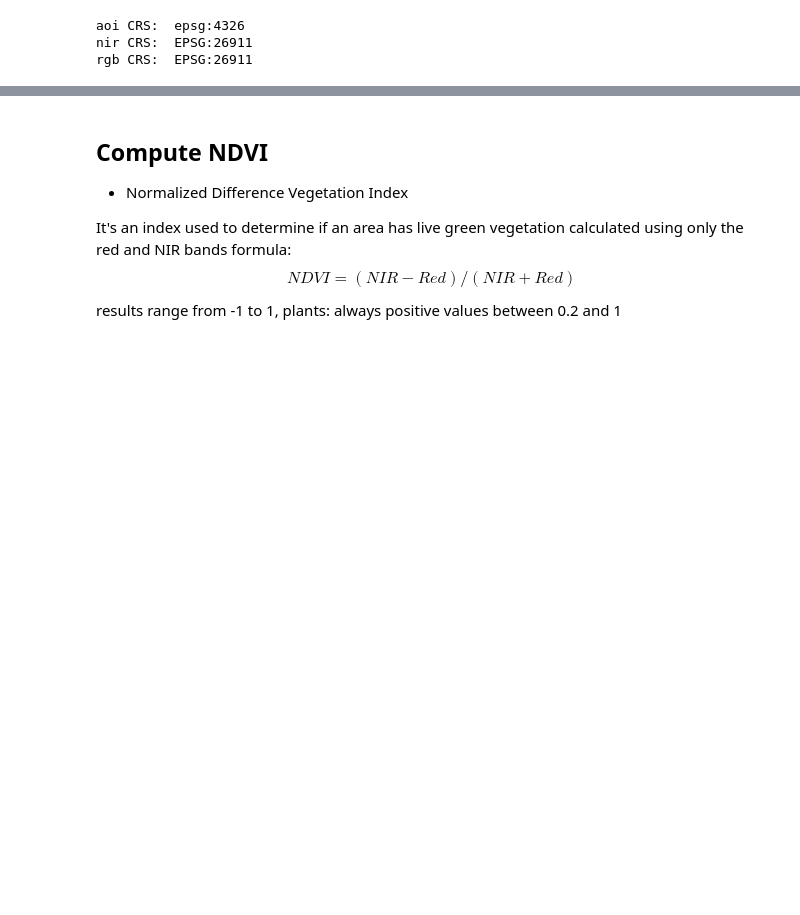
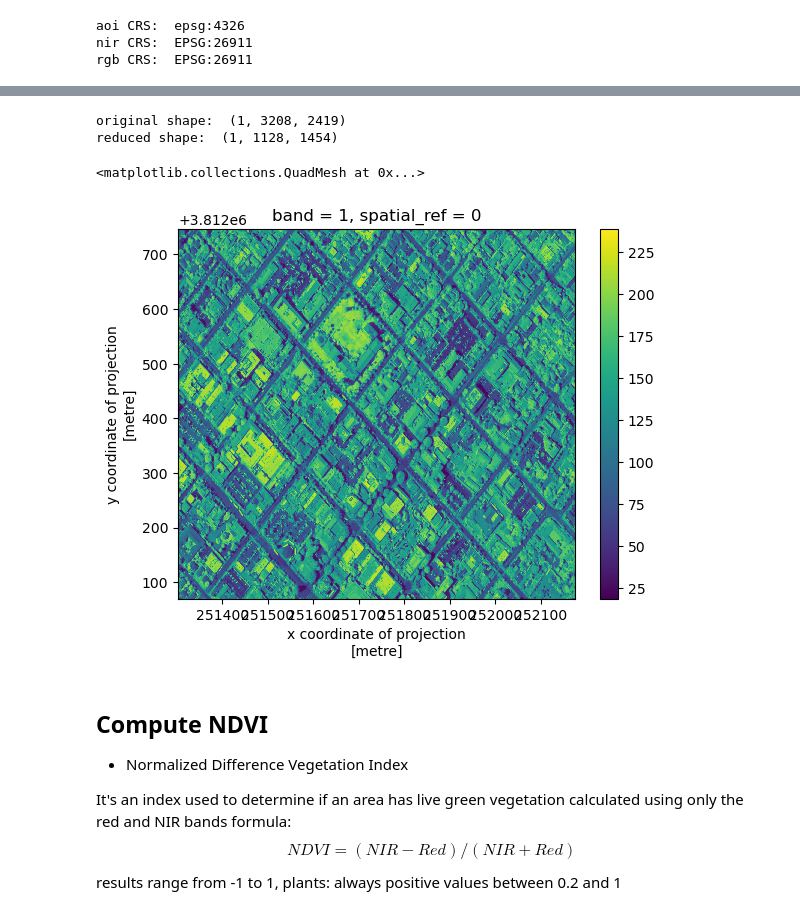
Before and after one commit to hmchilders/EDS220_Week6, a Jupyter notebook: rioxarray.ipynb, the cells around one changed output, grey strips where cells are left out. Drawn from its saved outputs; the diff is of its cells as text; code cells hidden in the pictures; blank space fills up the shorter version.

```diff
--- a/rioxarray.ipynb
+++ b/rioxarray.ipynb
@@ -192,3 +218,14 @@ NoDataInBounds: No data found in bounds.
+# %%
+# check shape updates
+print('original shape: ', nir.shape)
+print('reduced shape: ', nir_small.shape)
+
+nir_small.plot()
+# %% [output]
+original shape:  (1, 3208, 2419)
+reduced shape:  (1, 1128, 1454)
+<matplotlib.collections.QuadMesh at 0x...>
+[figure, added]
 # %% [markdown]
 ## Compute NDVI
 - Normalized Difference Vegetation Index
```
Also changed, not shown: parts of 14 cells of this notebook.
